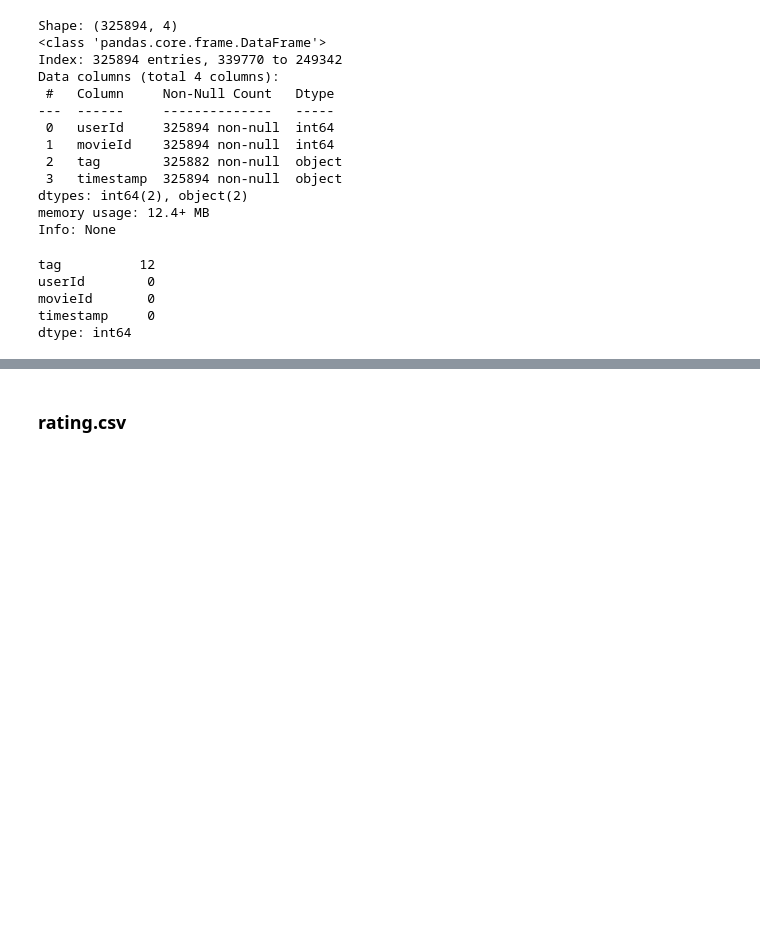
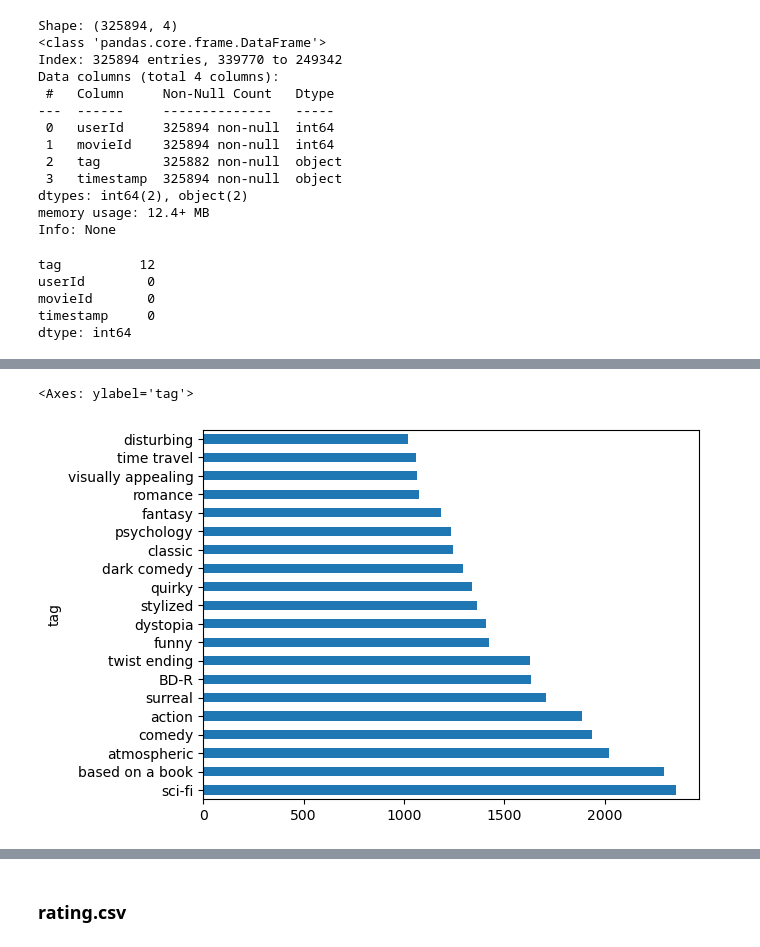
Before and after one commit to mara-sanchez1/MovieLens, a Jupyter notebook: MovieLens.ipynb, the cells around one changed output, grey strips where cells are left out. Drawn from its saved outputs; the diff is of its cells as text; code cells hidden in the pictures; blank space fills up the shorter version.

```diff
--- a/MovieLens.ipynb
+++ b/MovieLens.ipynb
@@ -38,3 +38,8 @@ tag_train.head(5)
 | 248167 | 71833 | 48304 | atmospheric | 2012-10-17 21:49:53 |
 | 10906 | 1741 | 111722 | quote:\\"Climb the stairway of my... | 2014-07-05 00:36:49 |
 | 190117 | 57434 | 215 | bittersweet | 2011-07-08 12:50:15 |
+# %%
+# Reset index because it looks better :)
+tag_train = tag_train.reset_index(drop=True)
+tag_test = tag_test.reset_index(drop=True)
+tag_train.head(5)
@@ -66,0 +109,5 @@ dtype: int64
+# %%
+tag_train["tag"].value_counts().head(20).plot(kind="barh")
+# %% [output]
+<Axes: ylabel='tag'>
+[figure, added]
```
Also changed, not shown: parts of 22 cells of this notebook.
